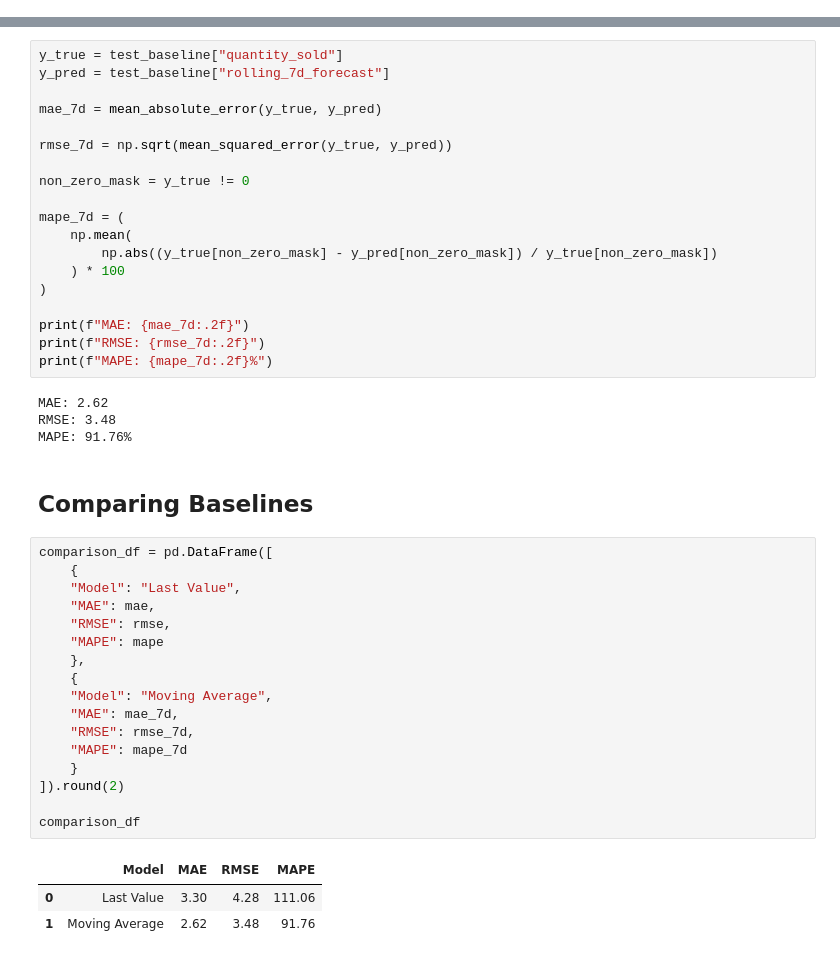
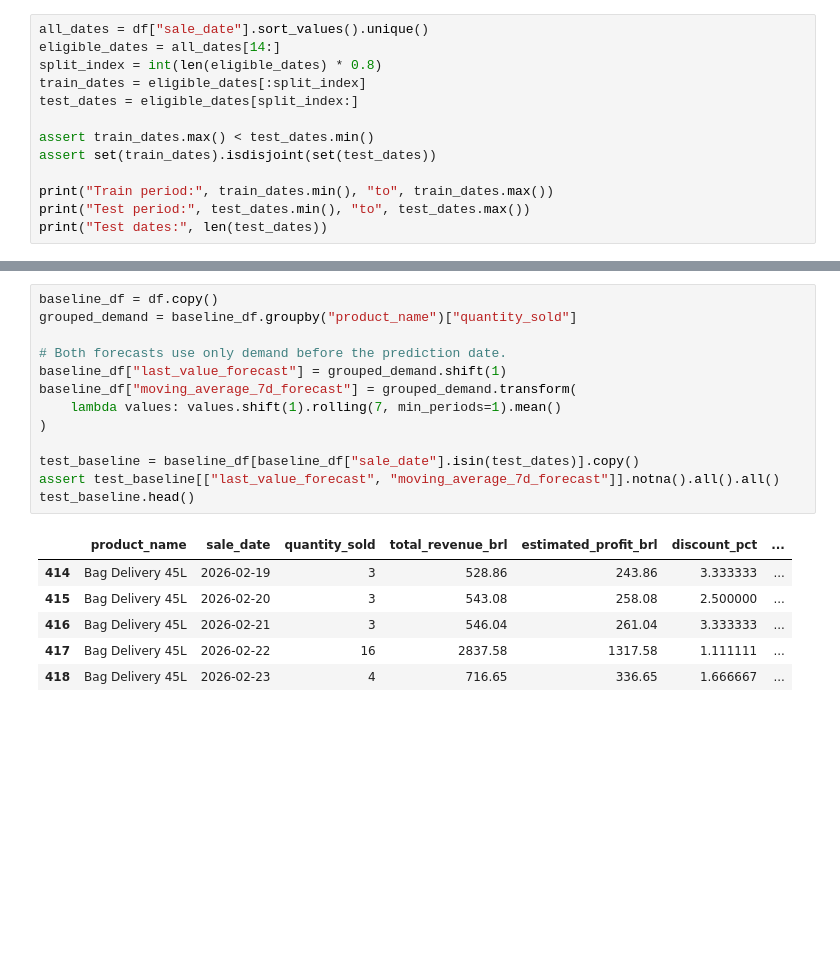
Before and after one commit to henriquecaeiro/motostock-ai, a Jupyter notebook: notebooks/03_baseline_forecast.ipynb, the cells around one changed output, grey strips where cells are left out. Saved outputs shown, nothing was run; the diff lists cells and outputs as text; blank space fills up the shorter version.

```diff
--- a/notebooks/03_baseline_forecast.ipynb
+++ b/notebooks/03_baseline_forecast.ipynb
@@ -165,0 +46,13 @@ test_baseline.head(5)
+# %%
+all_dates = df["sale_date"].sort_values().unique()
+eligible_dates = all_dates[14:]
+split_index = int(len(eligible_dates) * 0.8)
+train_dates = eligible_dates[:split_index]
+test_dates = eligible_dates[split_index:]
+
+assert train_dates.max() < test_dates.min()
+assert set(train_dates).isdisjoint(set(test_dates))
+
+print("Train period:", train_dates.min(), "to", train_dates.max())
+print("Test period:", test_dates.min(), "to", test_dates.max())
+print("Test dates:", len(test_dates))
@@ -216,46 +65,20 @@ test_baseline.head(5)
-# %%
-y_true = test_baseline["quantity_sold"]
-y_pred = test_baseline["rolling_7d_forecast"]
-
-mae_7d = mean_absolute_error(y_true, y_pred)
-
-rmse_7d = np.sqrt(mean_squared_error(y_true, y_pred))
-
-non_zero_mask = y_true != 0
-
-mape_7d = (
-    np.mean(
-        np.abs((y_true[non_zero_mask] - y_pred[non_zero_mask]) / y_true[non_zero_mask])
-    ) * 100
-)
-
-print(f"MAE: {mae_7d:.2f}")
-print(f"RMSE: {rmse_7d:.2f}")
-print(f"MAPE: {mape_7d:.2f}%")
-# %% [output]
-MAE: 2.62
-RMSE: 3.48
-MAPE: 91.76%
-# %% [markdown]
-## Comparing Baselines
-# %%
-comparison_df = pd.DataFrame([
-    {
-    "Model": "Last Value",
-    "MAE": mae,
-    "RMSE": rmse,
-    "MAPE": mape
-    },
-    {
-    "Model": "Moving Average",
-    "MAE": mae_7d,
-    "RMSE": rmse_7d,
-    "MAPE": mape_7d
-    }
-]).round(2)
-
-comparison_df
-# %% [output]
-|  | Model | MAE | RMSE | MAPE |
-| 0 | Last Value | 3.30 | 4.28 | 111.06 |
-| 1 | Moving Average | 2.62 | 3.48 | 91.76 |
+# %%
+baseline_df = df.copy()
+grouped_demand = baseline_df.groupby("product_name")["quantity_sold"]
+
+# Both forecasts use only demand before the prediction date.
+baseline_df["last_value_forecast"] = grouped_demand.shift(1)
+baseline_df["moving_average_7d_forecast"] = grouped_demand.transform(
+    lambda values: values.shift(1).rolling(7, min_periods=1).mean()
+)
+
+test_baseline = baseline_df[baseline_df["sale_date"].isin(test_dates)].copy()
+assert test_baseline[["last_value_forecast", "moving_average_7d_forecast"]].notna().all().all()
+test_baseline.head()
+# %% [output]
+|  | product_name | sale_date | quantity_sold | total_revenue_brl | estimated_profit_brl | discount_pct | ... |
+| 414 | Bag Delivery 45L | 2026-02-19 | 3 | 528.86 | 243.86 | 3.333333 | ... |
+| 415 | Bag Delivery 45L | 2026-02-20 | 3 | 543.08 | 258.08 | 2.500000 | ... |
+| 416 | Bag Delivery 45L | 2026-02-21 | 3 | 546.04 | 261.04 | 3.333333 | ... |
+| 417 | Bag Delivery 45L | 2026-02-22 | 16 | 2837.58 | 1317.58 | 1.111111 | ... |
+| 418 | Bag Delivery 45L | 2026-02-23 | 4 | 716.65 | 336.65 | 1.666667 | ... |
```
Also changed, not shown: parts of 27 cells of this notebook, 20 other files.
